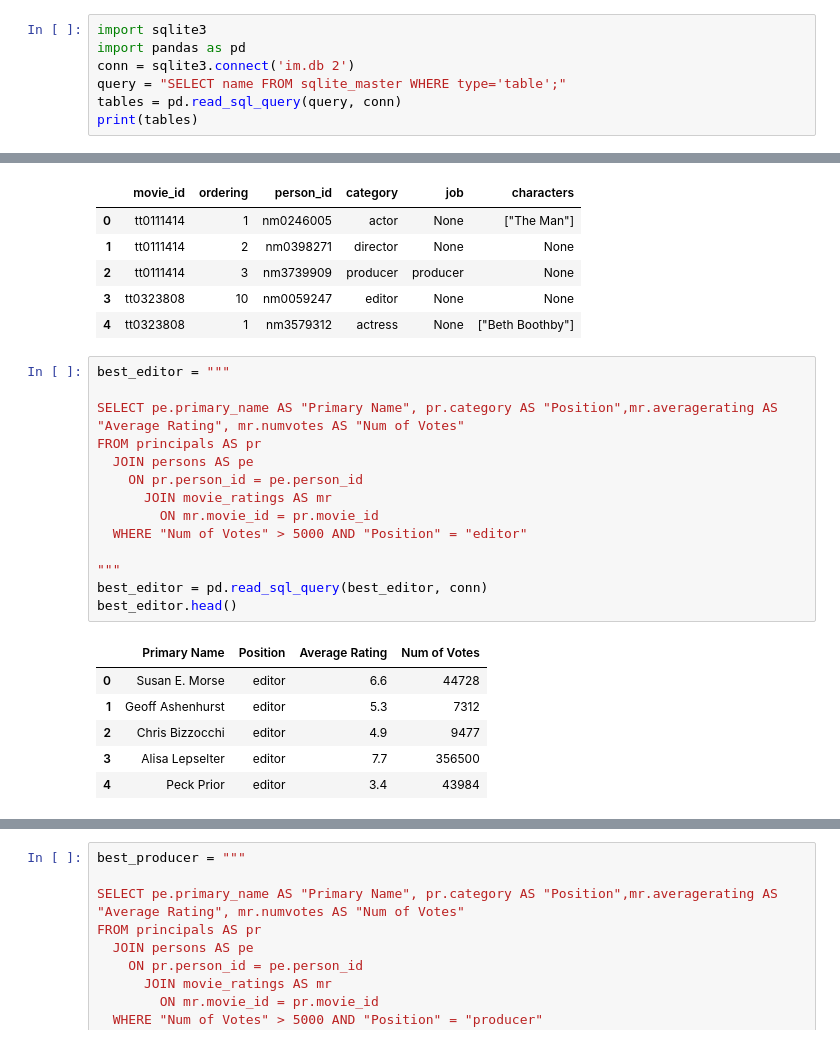
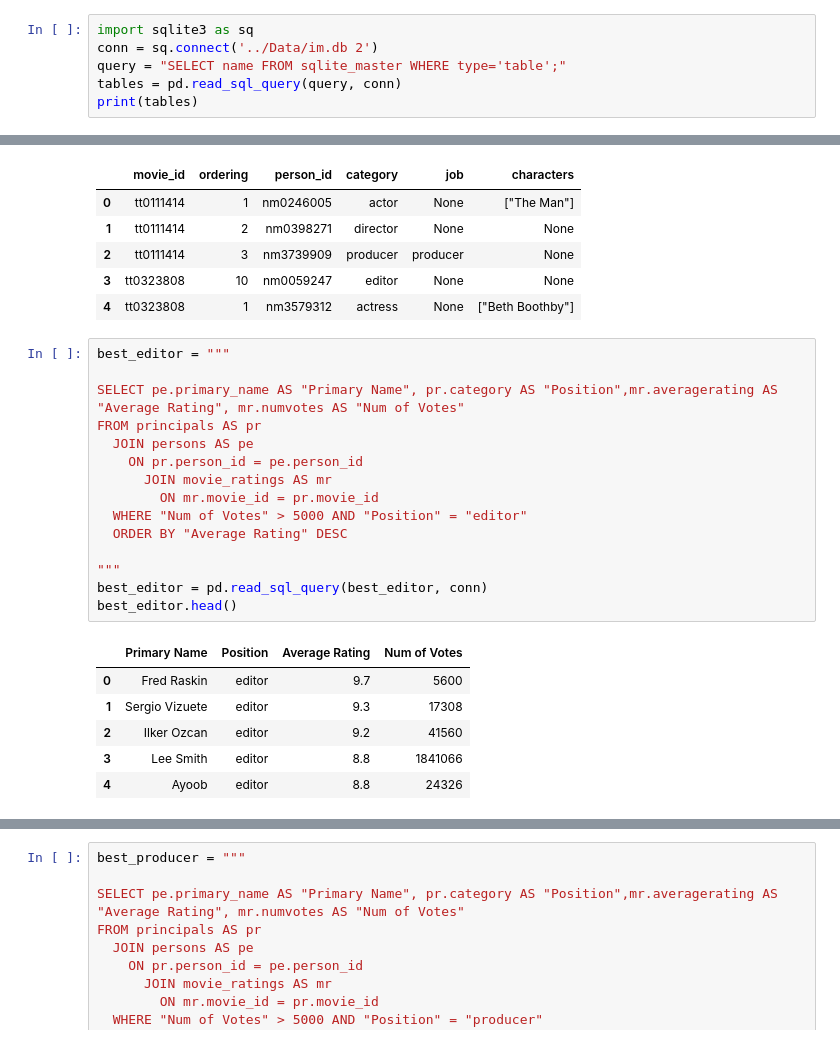
Before and after one commit to falloutb1tch/Movie_Project, a Jupyter notebook: Notebooks/Yiyi_Working_Notebook.ipynb, the cells around one changed output, grey strips where cells are left out. Saved outputs shown, nothing was run; the diff lists cells and outputs as text.

```diff
--- a/Notebooks/Yiyi_Working_Notebook.ipynb
+++ b/Notebooks/Yiyi_Working_Notebook.ipynb
@@ -22,7 +37,6 @@ budgets_df.head()
 # %%
-import sqlite3
-import pandas as pd
-conn = sqlite3.connect('im.db 2')
+import sqlite3 as sq
+conn = sq.connect('../Data/im.db 2')
 query = "SELECT name FROM sqlite_master WHERE type='table';"
 tables = pd.read_sql_query(query, conn)
 print(tables)
@@ -130,24 +146,25 @@ principals.head()
 # %%
 best_editor = """
 
 SELECT pe.primary_name AS "Primary Name", pr.category AS "Position",mr.averagerating AS "Average Rating", mr.numvotes AS "Num of Votes"
 FROM principals AS pr
   JOIN persons AS pe
     ON pr.person_id = pe.person_id
       JOIN movie_ratings AS mr
         ON mr.movie_id = pr.movie_id
   WHERE "Num of Votes" > 5000 AND "Position" = "editor"
+  ORDER BY "Average Rating" DESC
 
 """
 best_editor = pd.read_sql_query(best_editor, conn)
 best_editor.head()
 # %% [output]
 |  | Primary Name | Position | Average Rating | Num of Votes |
-| 0 | Susan E. Morse | editor | 6.6 | 44728 |
-| 1 | Geoff Ashenhurst | editor | 5.3 | 7312 |
-| 2 | Chris Bizzocchi | editor | 4.9 | 9477 |
-| 3 | Alisa Lepselter | editor | 7.7 | 356500 |
-| 4 | Peck Prior | editor | 3.4 | 43984 |
+| 0 | Fred Raskin | editor | 9.7 | 5600 |
+| 1 | Sergio Vizuete | editor | 9.3 | 17308 |
+| 2 | Ilker Ozcan | editor | 9.2 | 41560 |
+| 3 | Lee Smith | editor | 8.8 | 1841066 |
+| 4 | Ayoob | editor | 8.8 | 24326 |
 # %%
 best_writer = """
 
```
Also changed, not shown: parts of 18 cells of this notebook.
